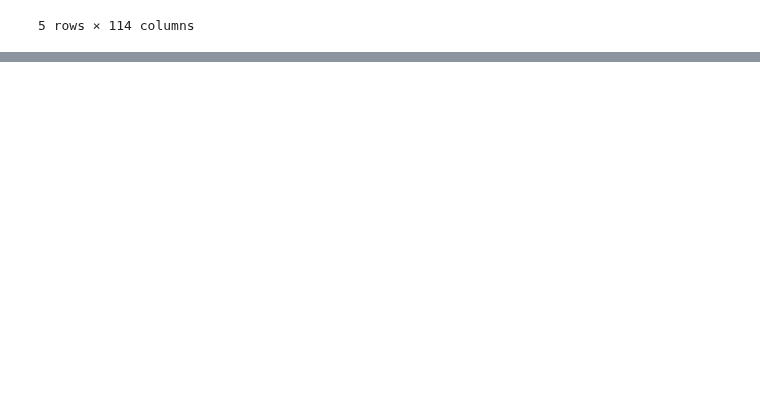
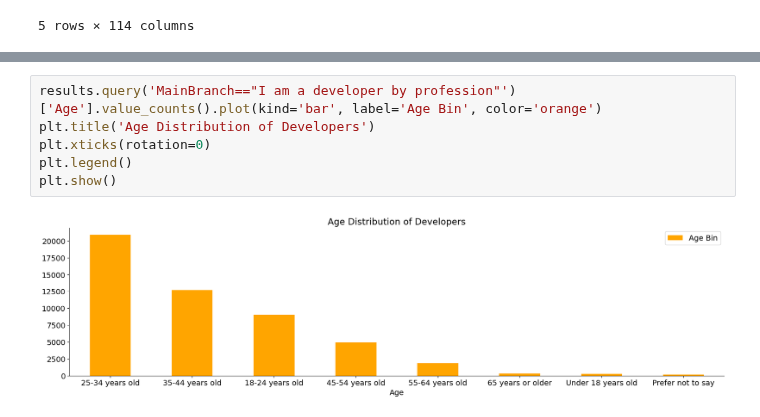
Before and after one commit to dakshbhatnagar/projects, a Jupyter notebook: stack-overflow-survey/analysis.ipynb, the cells around one changed output, grey strips where cells are left out. Cells and saved outputs as stored; diff of their text form; blank space fills up the shorter version.

```diff
--- a/stack-overflow-survey/analysis.ipynb
+++ b/stack-overflow-survey/analysis.ipynb
@@ -33,0 +57,8 @@ Name: count, dtype: int64
+# %%
+results.query('MainBranch=="I am a developer by profession"')['Age'].value_counts().plot(kind='bar', label='Age Bin', color='orange')
+plt.title('Age Distribution of Developers')
+plt.xticks(rotation=0)
+plt.legend()
+plt.show()
+# %% [output]
+[figure, added]
```
Also changed, not shown: parts of 39 cells of this notebook, 3 other files.
